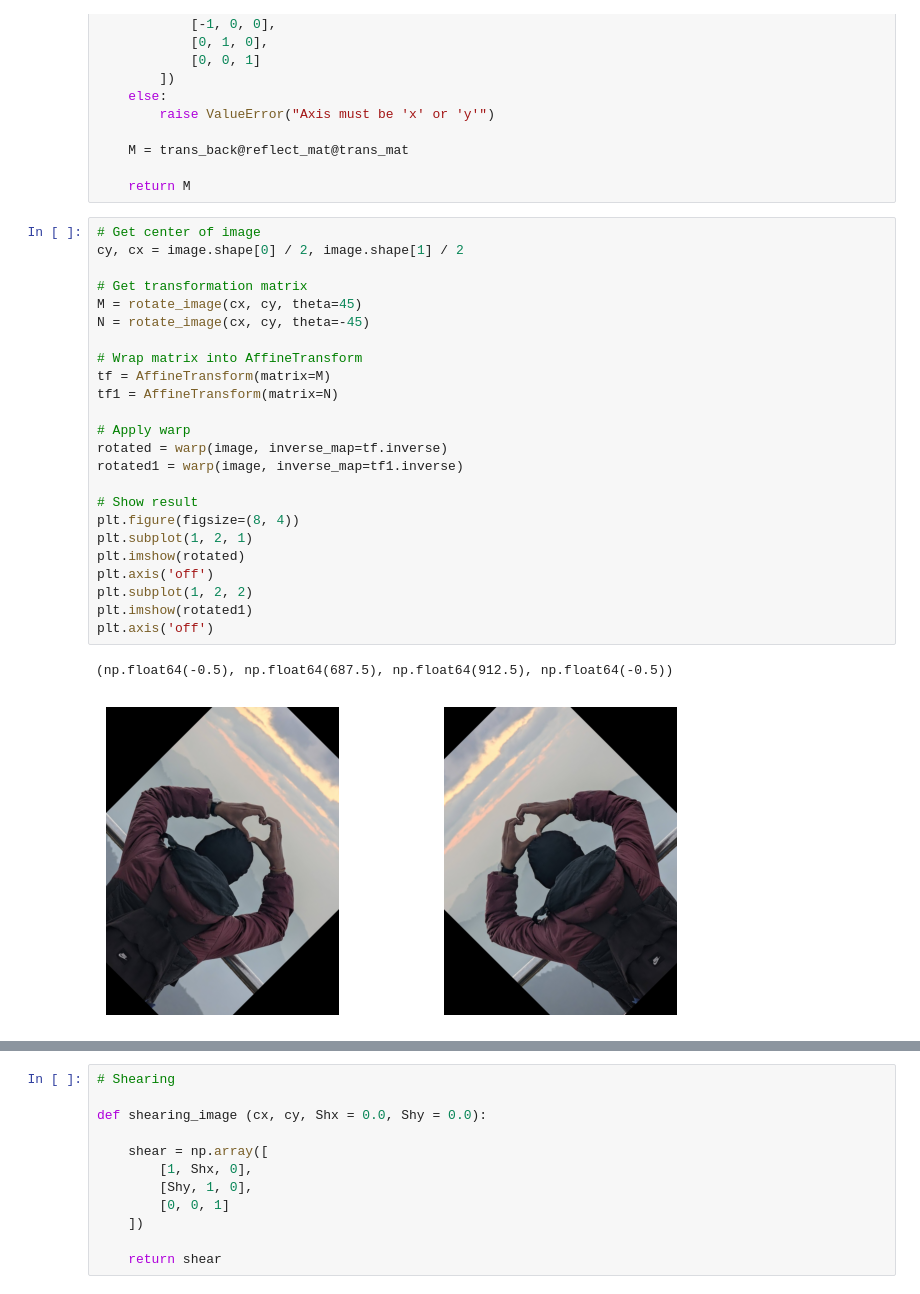
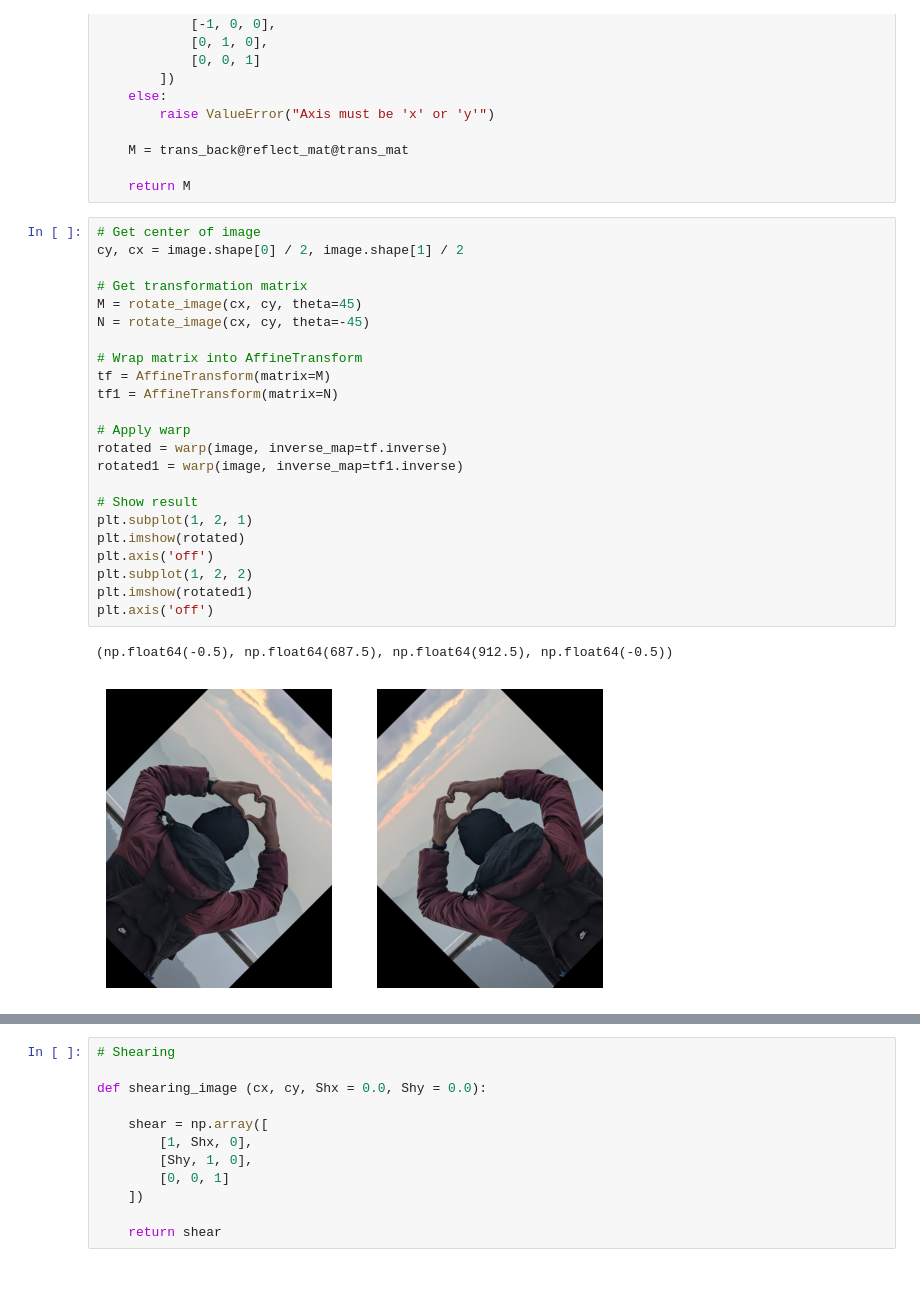
Before and after one commit to Abhijeet-KC/Image_Processing, a Jupyter notebook: Augmentation, Morphology and Restoration/Code.ipynb, the cells around one changed output, grey strips where cells are left out. Saved outputs shown, nothing was run; the diff lists cells and outputs as text.

```diff
--- a/Augmentation, Morphology and Restoration/Code.ipynb
+++ b/Augmentation, Morphology and Restoration/Code.ipynb
@@ -82,30 +82,29 @@ def reflect_image(cx, cy, axis):
 # %%
 # Get center of image
 cy, cx = image.shape[0] / 2, image.shape[1] / 2
 
 # Get transformation matrix
 M = rotate_image(cx, cy, theta=45)
 N = rotate_image(cx, cy, theta=-45)
 
 # Wrap matrix into AffineTransform
 tf = AffineTransform(matrix=M)
 tf1 = AffineTransform(matrix=N)
 
 # Apply warp
 rotated = warp(image, inverse_map=tf.inverse)
 rotated1 = warp(image, inverse_map=tf1.inverse)
 
 # Show result
-plt.figure(figsize=(8, 4))
 plt.subplot(1, 2, 1)
 plt.imshow(rotated)
 plt.axis('off')
 plt.subplot(1, 2, 2)
 plt.imshow(rotated1)
 plt.axis('off')
 # %% [output]
 (np.float64(-0.5), np.float64(687.5), np.float64(912.5), np.float64(-0.5))
-[figure, old version]
+[figure, new version]
 # %%
 # Get center of image
 cy, cx = image.shape[0] / 2, image.shape[1] / 2
```
Also changed, not shown: parts of 2 cells of this notebook.
